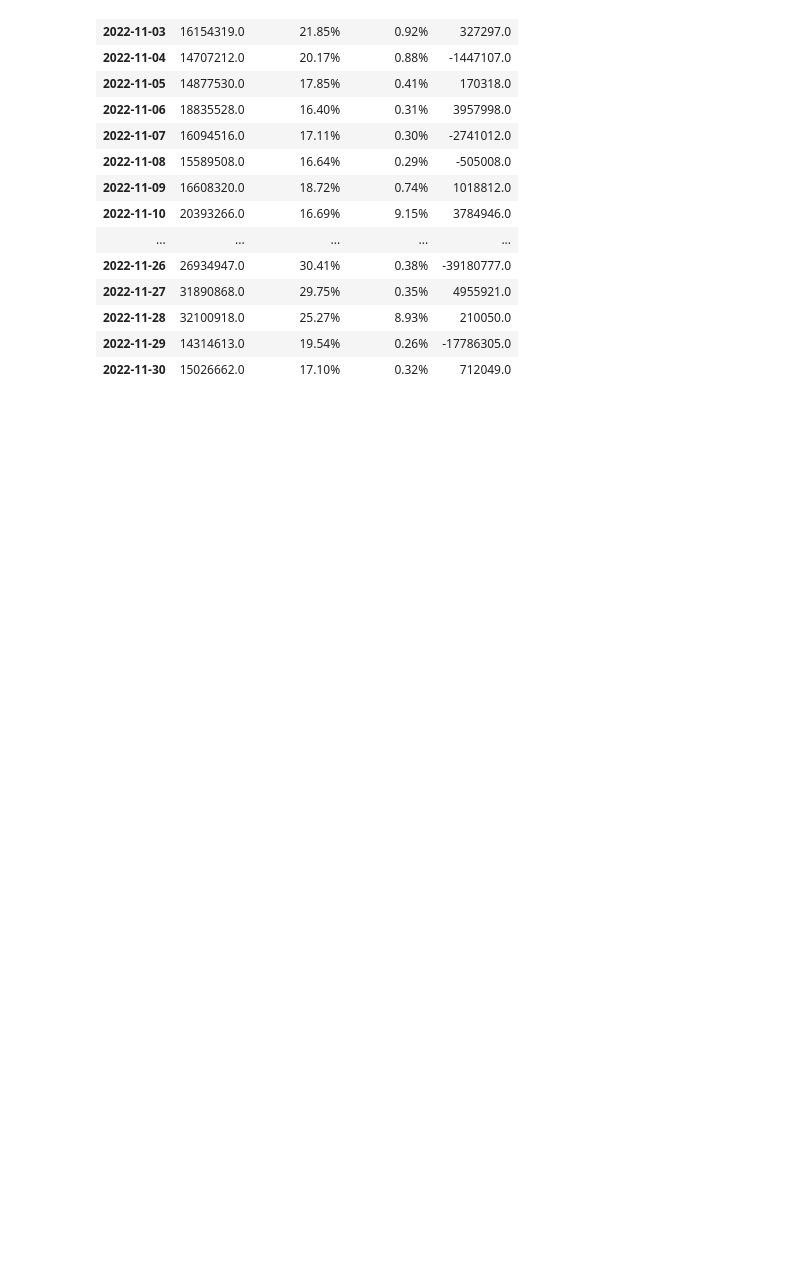
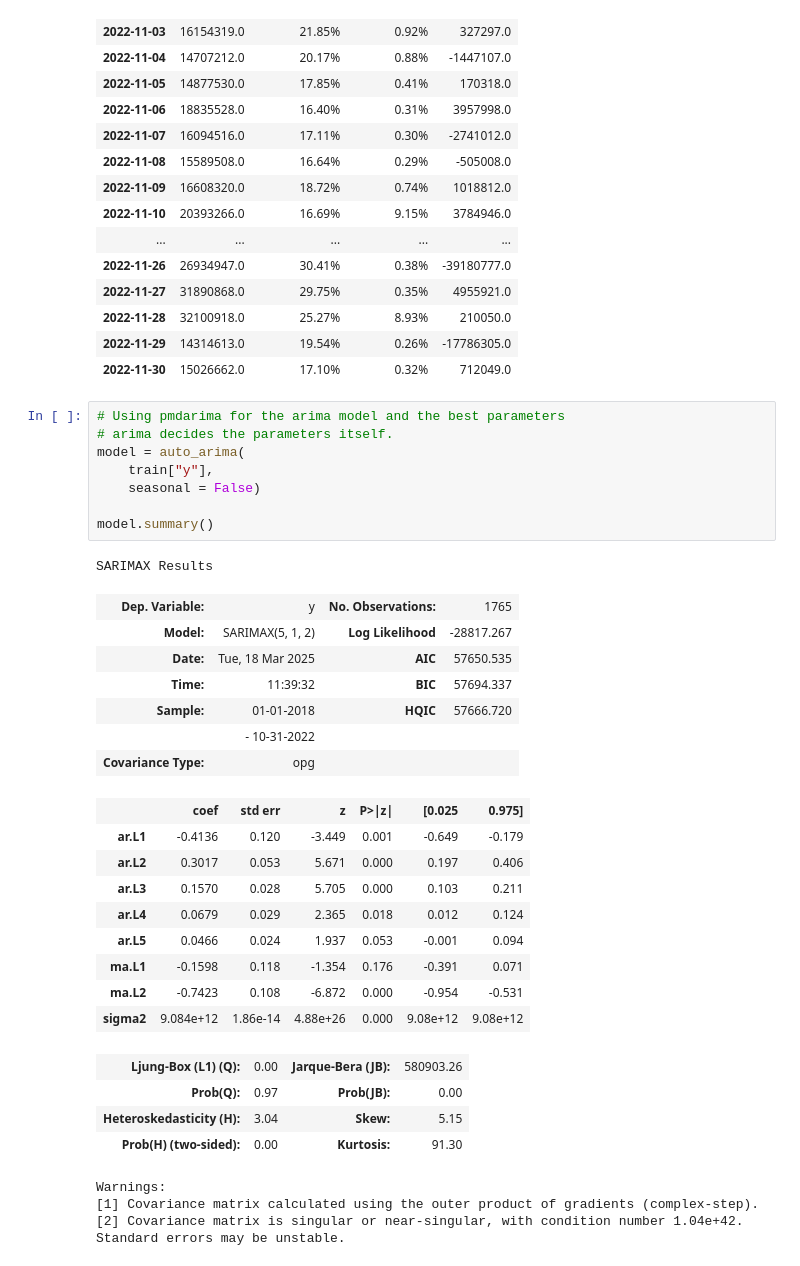
Before and after one commit to rizaho/ml_for_financial_analysis, a Jupyter notebook: 201_3_ARIMA_SARIMA_SARIMAX.ipynb, the cells around one changed output. Cells and saved outputs as stored; diff of their text form; blank space fills up the shorter version.

```diff
--- a/201_3_ARIMA_SARIMA_SARIMAX.ipynb
+++ b/201_3_ARIMA_SARIMA_SARIMAX.ipynb
@@ -298,3 +323,36 @@ test
 | 2022-11-28 | 32100918.0 | 25.27% | 8.93% | 210050.0 |
 | 2022-11-29 | 14314613.0 | 19.54% | 0.26% | -17786305.0 |
 | 2022-11-30 | 15026662.0 | 17.10% | 0.32% | 712049.0 |
+# %%
+# Using pmdarima for the arima model and the best parameters
+# arima decides the parameters itself.
+model = auto_arima(
+    train["y"],
+    seasonal = False)
+
+model.summary()
+# %% [output]
+SARIMAX Results
+| Dep. Variable: | y | No. Observations: | 1765 |
+| Model: | SARIMAX(5, 1, 2) | Log Likelihood | -28817.267 |
+| Date: | Tue, 18 Mar 2025 | AIC | 57650.535 |
+| Time: | 11:39:32 | BIC | 57694.337 |
+| Sample: | 01-01-2018 | HQIC | 57666.720 |
+|  | - 10-31-2022 |  |  |
+| Covariance Type: | opg |  |  |
+|  | coef | std err | z | P>|z| | [0.025 | 0.975] |
+| ar.L1 | -0.4136 | 0.120 | -3.449 | 0.001 | -0.649 | -0.179 |
+| ar.L2 | 0.3017 | 0.053 | 5.671 | 0.000 | 0.197 | 0.406 |
+| ar.L3 | 0.1570 | 0.028 | 5.705 | 0.000 | 0.103 | 0.211 |
+| ar.L4 | 0.0679 | 0.029 | 2.365 | 0.018 | 0.012 | 0.124 |
+| ar.L5 | 0.0466 | 0.024 | 1.937 | 0.053 | -0.001 | 0.094 |
+| ma.L1 | -0.1598 | 0.118 | -1.354 | 0.176 | -0.391 | 0.071 |
+| ma.L2 | -0.7423 | 0.108 | -6.872 | 0.000 | -0.954 | -0.531 |
+| sigma2 | 9.084e+12 | 1.86e-14 | 4.88e+26 | 0.000 | 9.08e+12 | 9.08e+12 |
+| Ljung-Box (L1) (Q): | 0.00 | Jarque-Bera (JB): | 580903.26 |
+| Prob(Q): | 0.97 | Prob(JB): | 0.00 |
+| Heteroskedasticity (H): | 3.04 | Skew: | 5.15 |
+| Prob(H) (two-sided): | 0.00 | Kurtosis: | 91.30 |
+Warnings:
+[1] Covariance matrix calculated using the outer product of gradients (complex-step).
+[2] Covariance matrix is singular or near-singular, with condition number 1.04e+42. Standard errors may be unstable.
```
Also changed, not shown: parts of 6 cells of this notebook.
